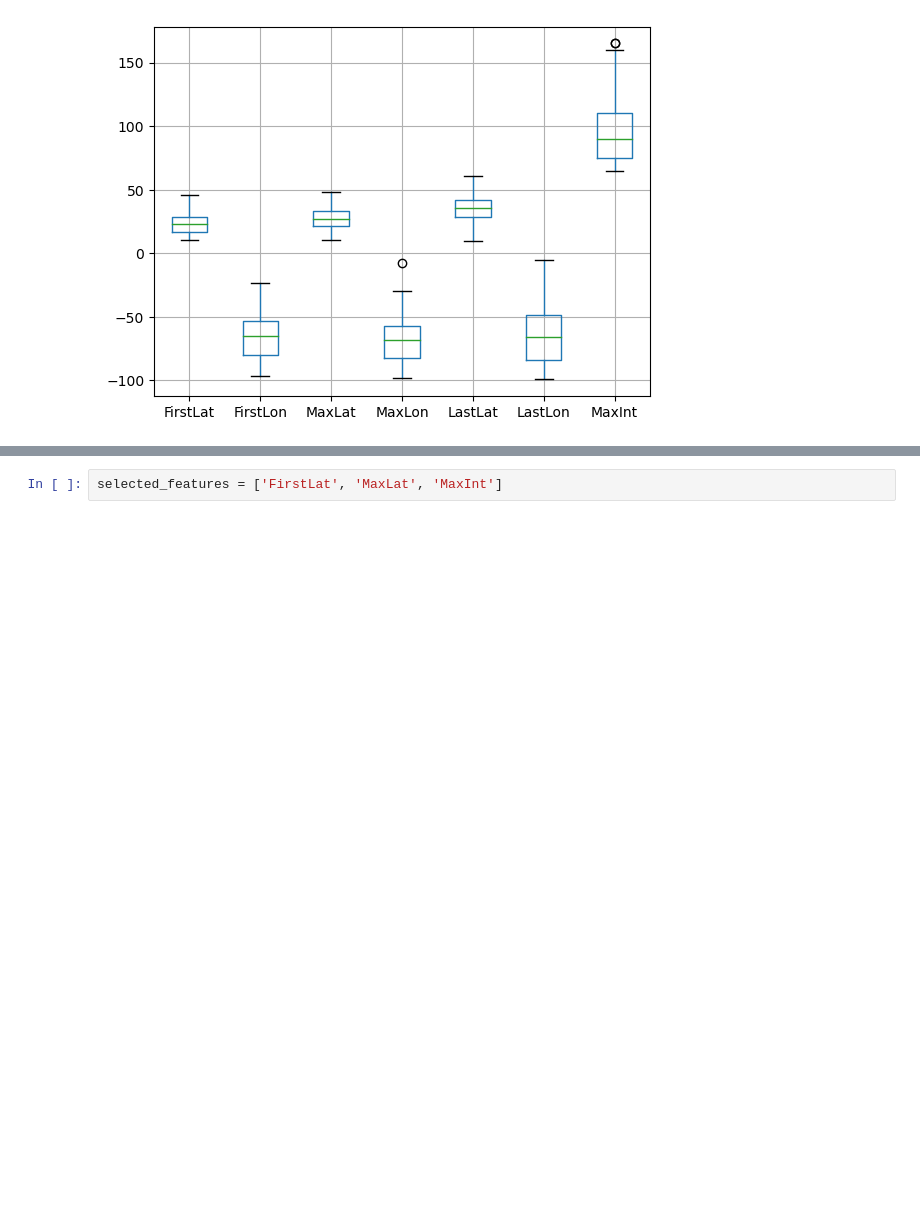
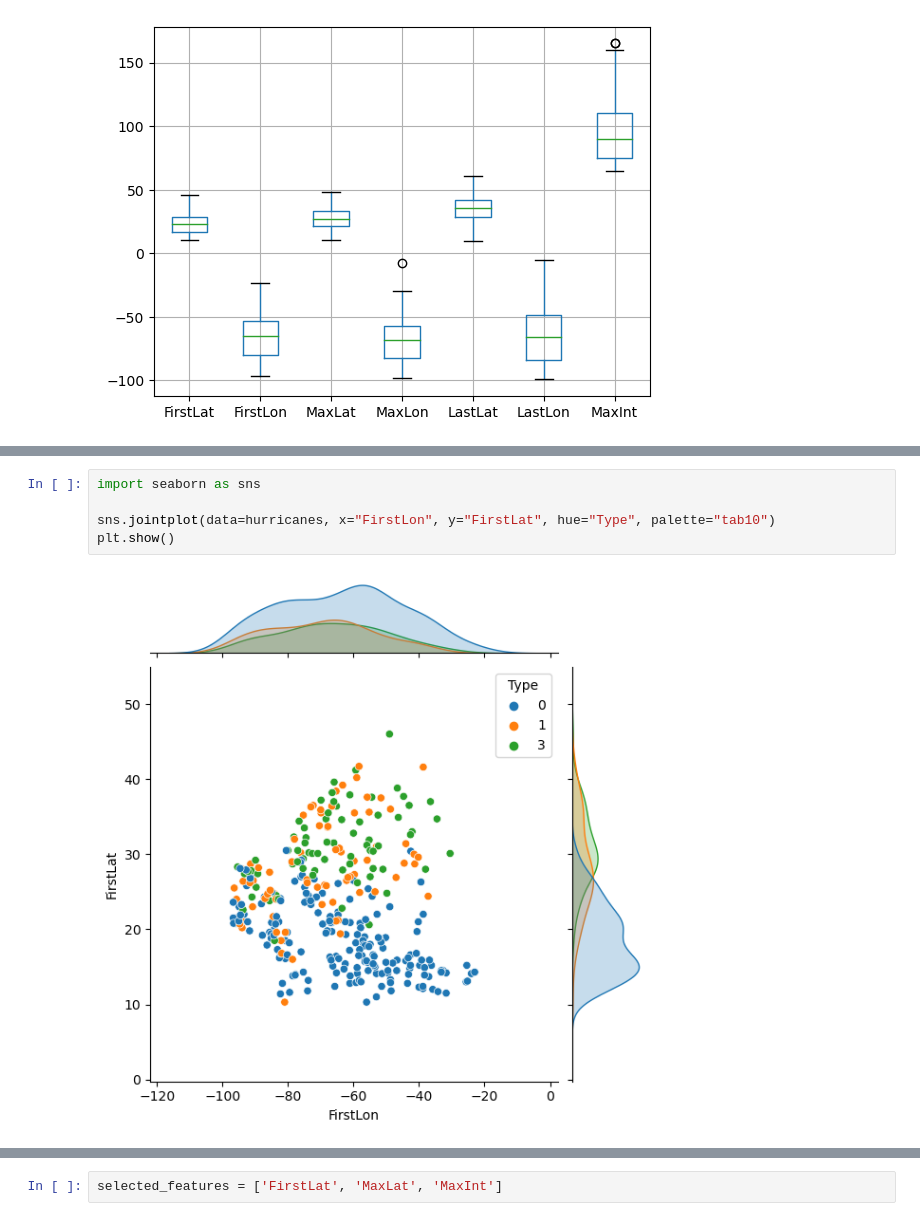
Before and after one commit to jeepchinnawat/edumat-book, a Jupyter notebook: _sources/hurricanes.ipynb, the cells around one changed output, grey strips where cells are left out. Saved outputs shown, nothing was run; the diff lists cells and outputs as text; blank space fills up the shorter version.

```diff
--- a/_sources/hurricanes.ipynb
+++ b/_sources/hurricanes.ipynb
@@ -107,2 +117,9 @@ plt.show()
+# %%
+import seaborn as sns
+
+sns.jointplot(data=hurricanes, x="FirstLon", y="FirstLat", hue="Type", palette="tab10")
+plt.show()
+# %% [output]
+[figure, added]
 # %% [markdown]
 ### Random Forest's Feature Importance
```
Also changed, not shown: parts of 8 cells of this notebook, 4 other files.
